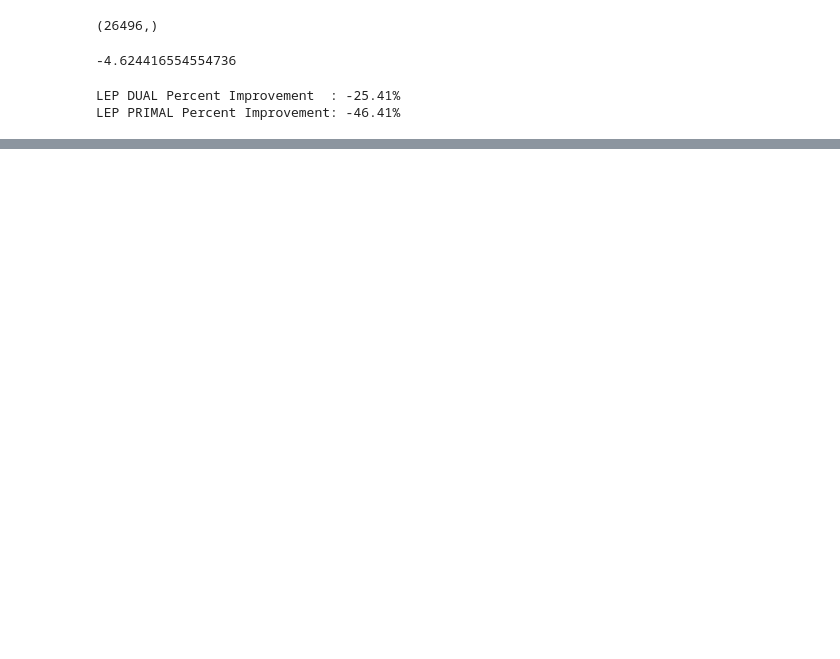
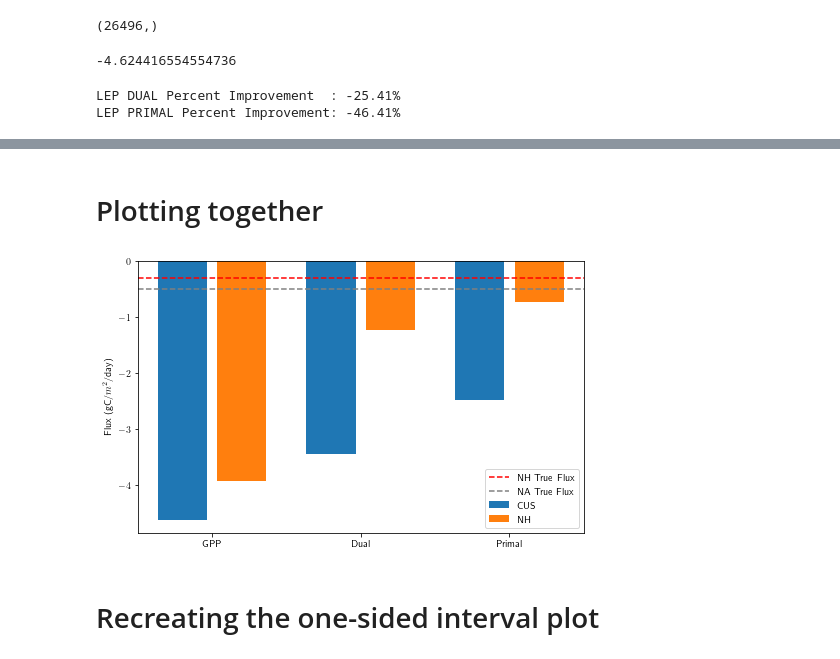
Before and after one commit to mcstanle/cf_inversion_sb_admm, a Jupyter notebook: gpp_lower_bound.ipynb, the cells around one changed output, grey strips where cells are left out. Cells and saved outputs as stored; diff of their text form; code cells hidden in the pictures; blank space fills up the shorter version.

```diff
--- a/gpp_lower_bound.ipynb
+++ b/gpp_lower_bound.ipynb
@@ -58,0 +99,19 @@ plt.show()
+# %% [markdown]
+# Plotting together
+# %%
+plt.figure(figsize=(8, 5))
+plt.bar(x=np.arange(3) - 0.2, height=[GPP_NA, DUAL_LEP, PRIMAL_LEP], width=0.33, label='CUS')
+plt.bar(x=np.arange(3) + 0.2, height=[GPP_NH, DUAL_NH_LEP, PRIMAL_NH_LEP], width=0.33, label='NH')
+plt.xticks(ticks=np.arange(3), labels=['GPP', 'Dual', 'Primal'])
+# plt.title('Optimized NA/NH bounds')
+plt.ylabel('Flux (gC/$m^2$/day)')
+plt.axhline(-0.298, linestyle='--', color='red', label='NH True Flux')
+plt.axhline(-0.5, linestyle='--', color='gray', label='NA True Flux')
+plt.legend()
+# plt.tight_layout()
+# plt.savefig('../figures/interval_optimizations/na_nh_lep_together.png', dpi=300)
+plt.show()
+# %% [output]
+[figure, added]
+# %% [markdown]
+# Recreating the one-sided interval plot
```
Also changed, not shown: parts of 13 cells of this notebook, 4 other files.
